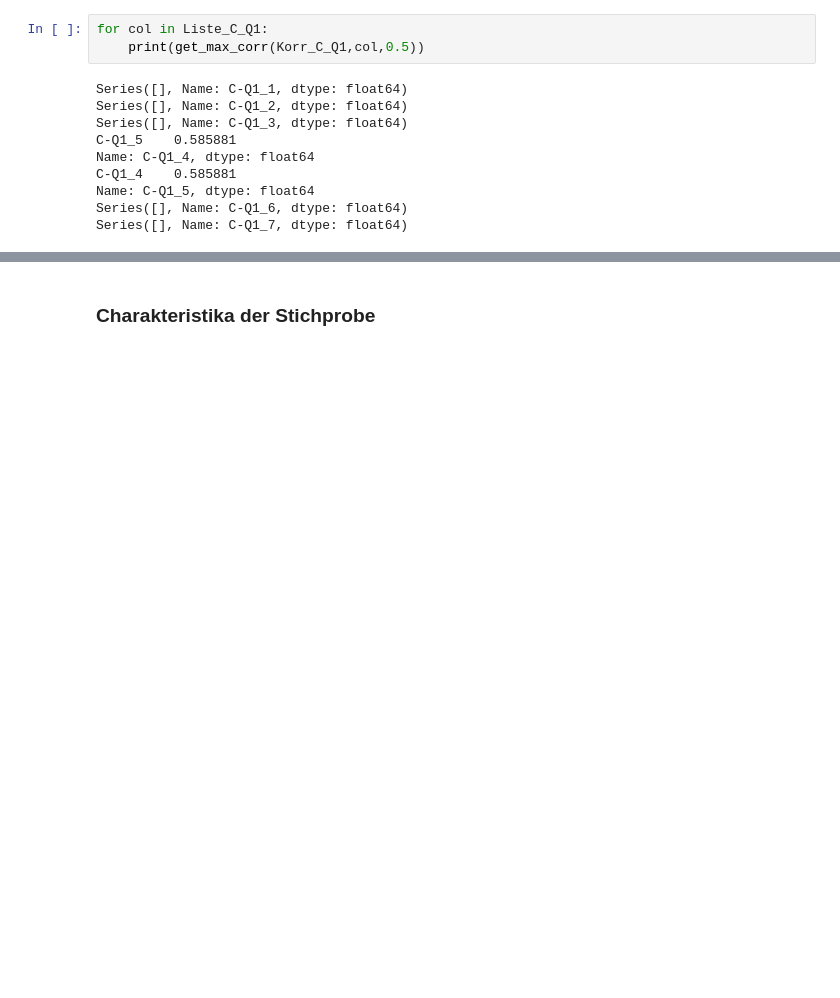
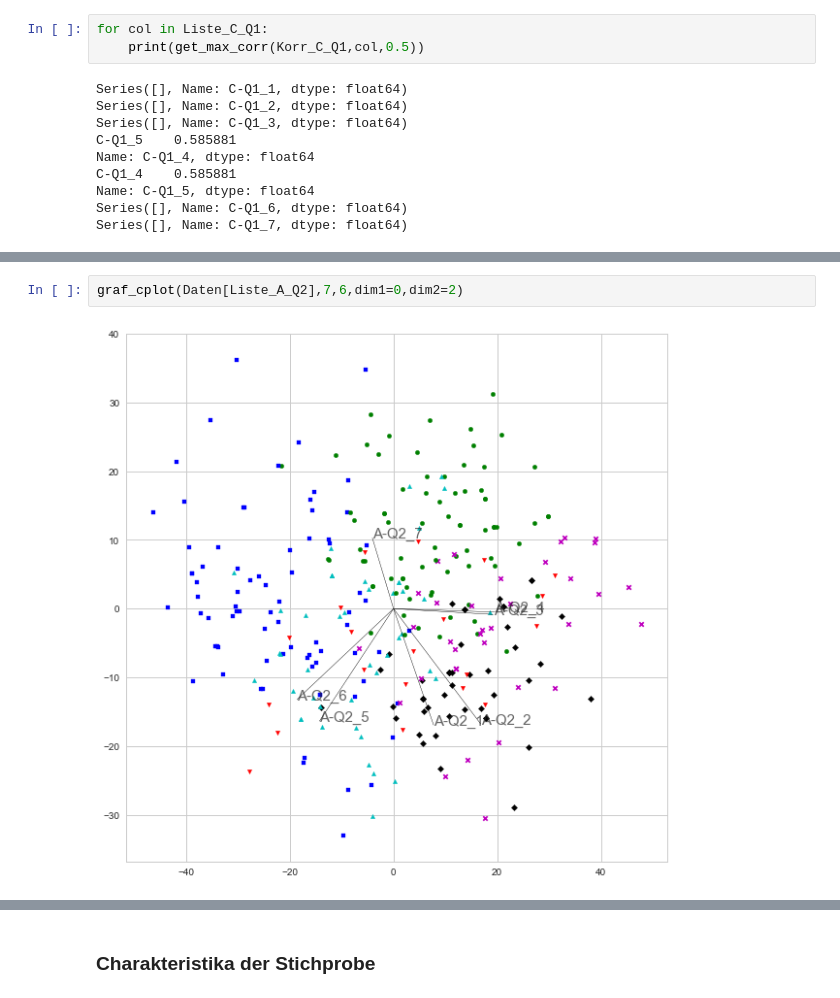
Before and after one commit to martinakienberger/Dissertation_LIS, a Jupyter notebook: Datenanalyse_Hauptstudie.ipynb, the cells around one changed output, grey strips where cells are left out. Saved outputs shown, nothing was run; the diff lists cells and outputs as text; blank space fills up the shorter version.

```diff
--- a/Datenanalyse_Hauptstudie.ipynb
+++ b/Datenanalyse_Hauptstudie.ipynb
@@ -812,0 +879,4 @@ Series([], Name: C-Q1_7, dtype: float64)
+# %%
+graf_cplot(Daten[Liste_A_Q2],7,6,dim1=0,dim2=2)
+# %% [output]
+[figure, added]
```
Also changed, not shown: parts of 18 cells of this notebook.
